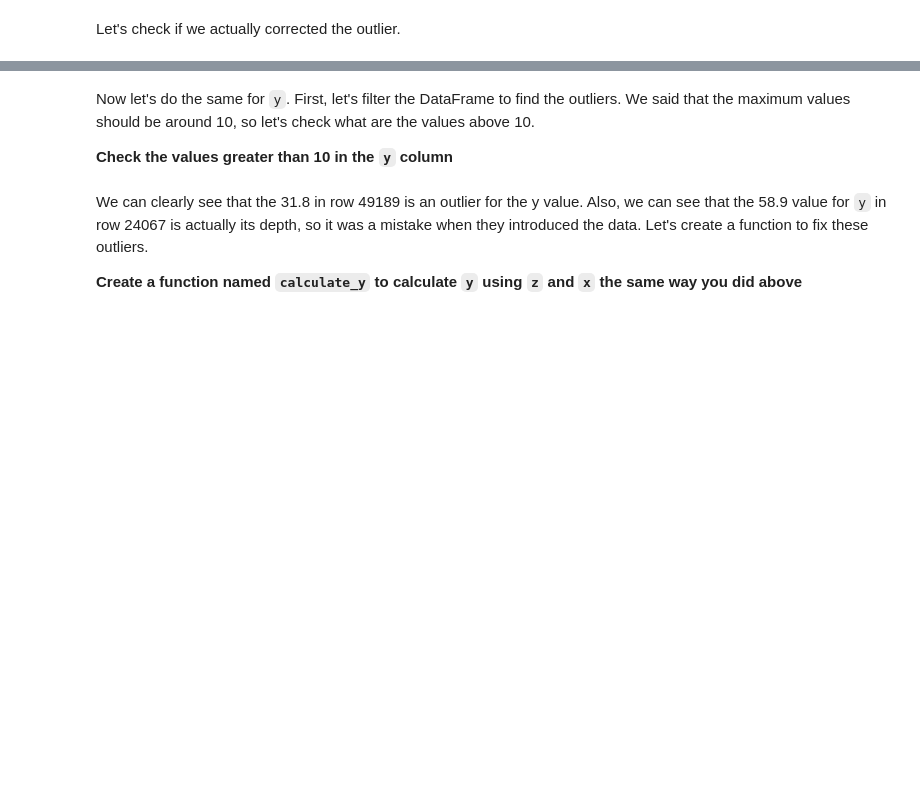
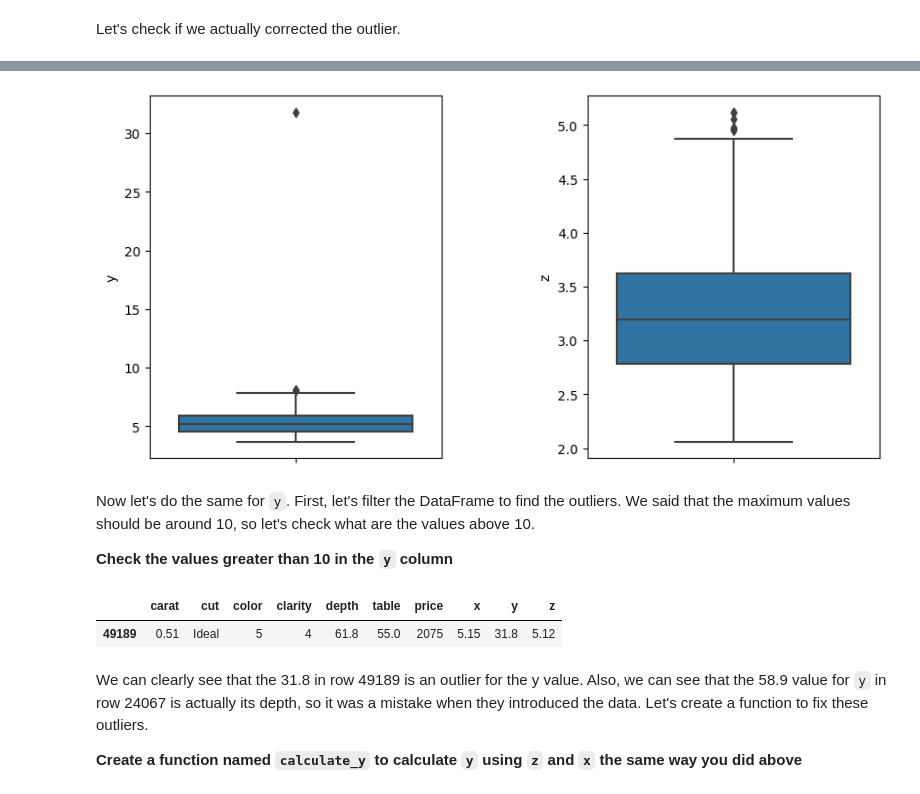
Before and after one commit to fionaabad/Laboratories, a Jupyter notebook: week3.ipynb/Day1.ipynb/1.-Data Cleaning.ipynb, the cells around one changed output, grey strips where cells are left out. Cells and saved outputs as stored; diff of their text form; code cells hidden in the pictures; blank space fills up the shorter version.

```diff
--- a/week3.ipynb/Day1.ipynb/1.-Data Cleaning.ipynb
+++ b/week3.ipynb/Day1.ipynb/1.-Data Cleaning.ipynb
@@ -424,3 +469,11 @@ Name: 48410, dtype: object
+# %%
+#Run this code
+fig, ax = plt.subplots(1,2, figsize=(10, 5))
+sns.boxplot(y=diamonds.y, ax=ax[0])
+sns.boxplot(y=diamonds.z, ax=ax[1])
+plt.subplots_adjust(wspace=0.5)
+# %% [output]
+[figure, added]
 # %% [markdown]
 Now let's do the same for `y`. First, let's filter the DataFrame to find the outliers. We said that the maximum values should be around 10, so let's check what are the values above 10.
 
@@ -430,3 +481,10 @@ Now let's do the same for `y`. First, let's filter the DataFrame to find the out
+# %%
+y_filter = diamonds['y'] > 10
+diamonds_y = diamonds[y_filter]
+diamonds_y
+# %% [output]
+|  | carat | cut | color | clarity | depth | table | price | x | y | z |
+| 49189 | 0.51 | Ideal | 5 | 4 | 61.8 | 55.0 | 2075 | 5.15 | 31.8 | 5.12 |
 # %% [markdown]
 We can clearly see that the 31.8 in row 49189 is an outlier for the y value. Also, we can see that the 58.9 value for `y` in row 24067 is actually its depth, so it was a mistake when they introduced the data. Let's create a function to fix these outliers.
 
```
Also changed, not shown: parts of 27 cells of this notebook, 2 other files.
